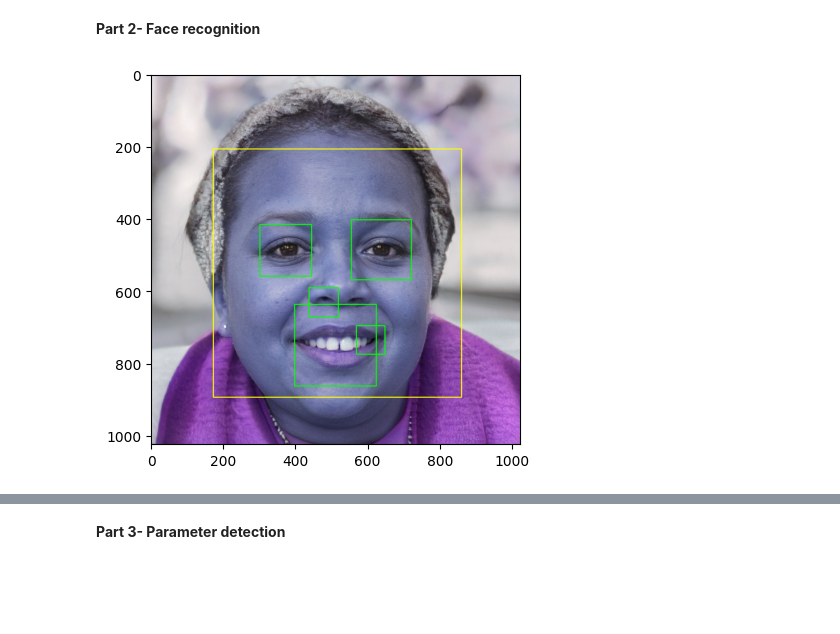
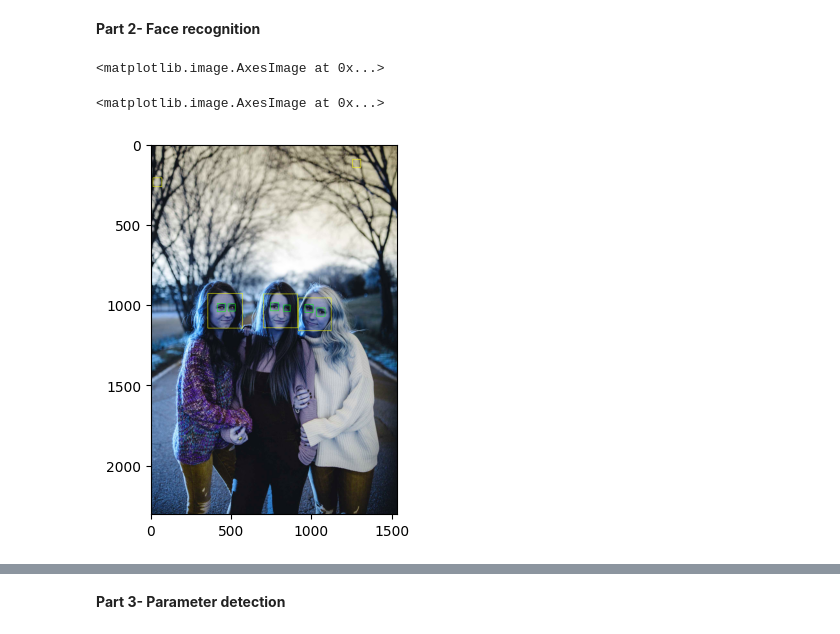
Before and after one commit to ploung/AAI_521_ComputerVision_Module4, a Jupyter notebook: Pros Loung_Assignment4.ipynb, the cells around one changed output, grey strips where cells are left out. Saved outputs shown, nothing was run; the diff lists cells and outputs as text; code cells hidden in the pictures; blank space fills up the shorter version.

```diff
--- a/Pros Loung_Assignment4.ipynb
+++ b/Pros Loung_Assignment4.ipynb
@@ -250,29 +259,30 @@ A brute-force matcher technique can be used in computer forensic analysis for ta
 # %% [markdown]
 **Part 2- Face recognition**
 # %%
-face_cascade = cv2.CascadeClassifier("/content/drive/MyDrive/AAI_521_ComputerVision_Module4/haarcascade_frontalface_default.xml")
-eye_cascade = cv2.CascadeClassifier("/content/drive/MyDrive/AAI_521_ComputerVision_Module4/haarcascade_eye.xml")
+#face_cascade = cv2.CascadeClassifier("/content/haarcascade_frontalface_default.xml")
+#eye_cascade = cv2.CascadeClassifier("/content/haarcascade_eye.xml")
+import cv2
+face_cascade = cv2.CascadeClassifier("./haarcascade_frontalface_default.xml")
+eye_cascade = cv2.CascadeClassifier("./haarcascade_eye.xml")
 
-# For local machine
-#face_cascade = cv2.CascadeClassifier("./haarcascade_frontalface_default.xml")
-#eye_cascade = cv2.CascadeClassifier("./haarcascade_eye.xml")
-
-img = cv2.imread('/content/drive/MyDrive/AAI_521_ComputerVision_Module4/Assignment4_pic1.jpg')
+img = cv2.imread('./Assignment4_pic2.jpg')
 gray = cv2.cvtColor(img, cv2.COLOR_BGR2GRAY) #Cretae the gray version of image using openCV
 faces = face_cascade.detectMultiScale(gray, 1.3, 5)
 
 for (x,y,w,h) in faces:
     img1 = cv2.rectangle(img,(x, y),(x + w, y + h),(255,255,0),2)
     roi_gray = gray[y: y + h, x: x + w]
     roi_color = img[y: y + h, x: x + w]
     eyes = eye_cascade.detectMultiScale(roi_gray)
     for (ex, ey, ew, eh) in eyes:
         cv2.rectangle(roi_color,(ex, ey), (ex + ew, ey + eh), (0,255,0),2)
 
-plt.imshow(img) #cv2.imshow() is disabled.
-plt.show()
+plt.imshow(img)
+#cv2.imshow(img)
 # %% [output]
+<matplotlib.image.AxesImage at 0x...>
+<matplotlib.image.AxesImage at 0x...>
-[figure, old version]
+[figure, new version]
 # %%
 #b- Working on webcam
 #Function to activate your laptop cam. This function is compete and you don't need to do anything.
```
Also changed, not shown: parts of 8 cells of this notebook.
